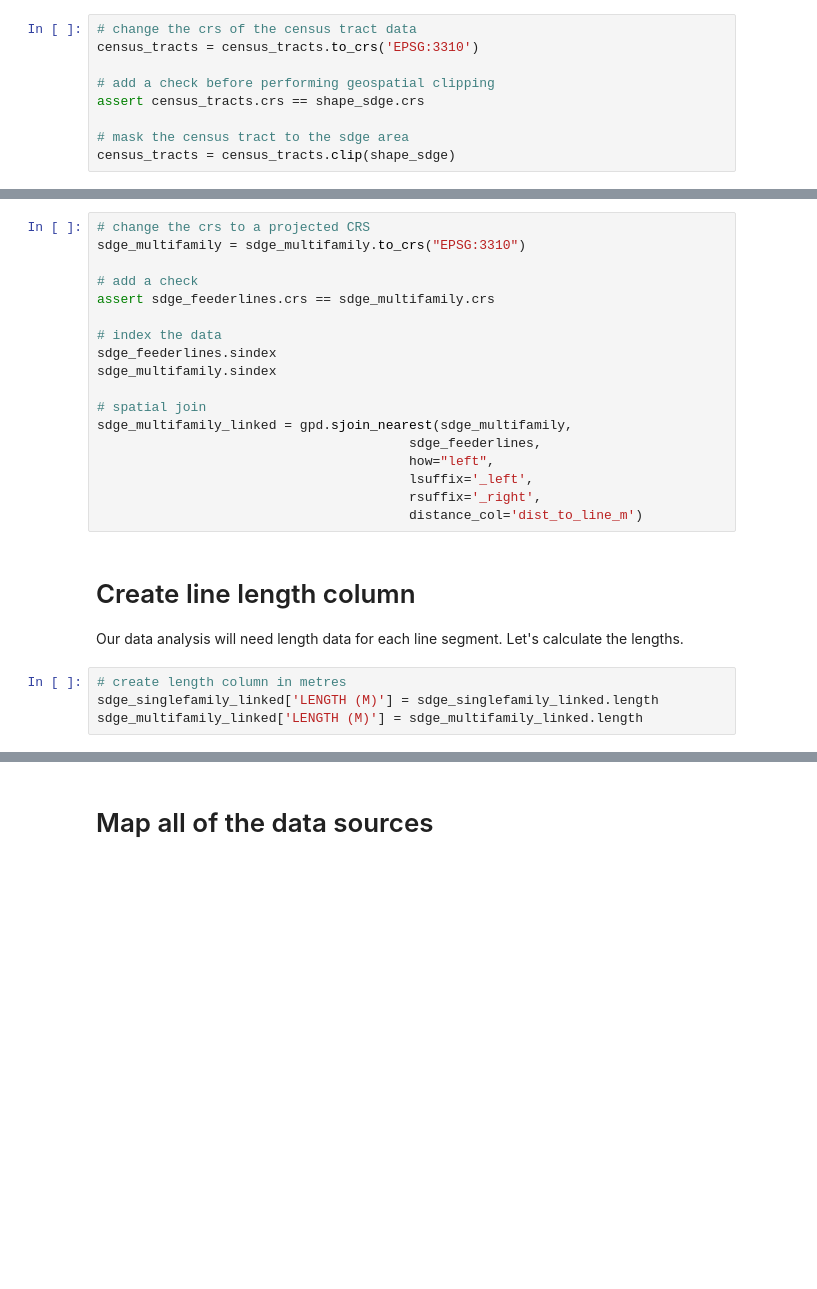
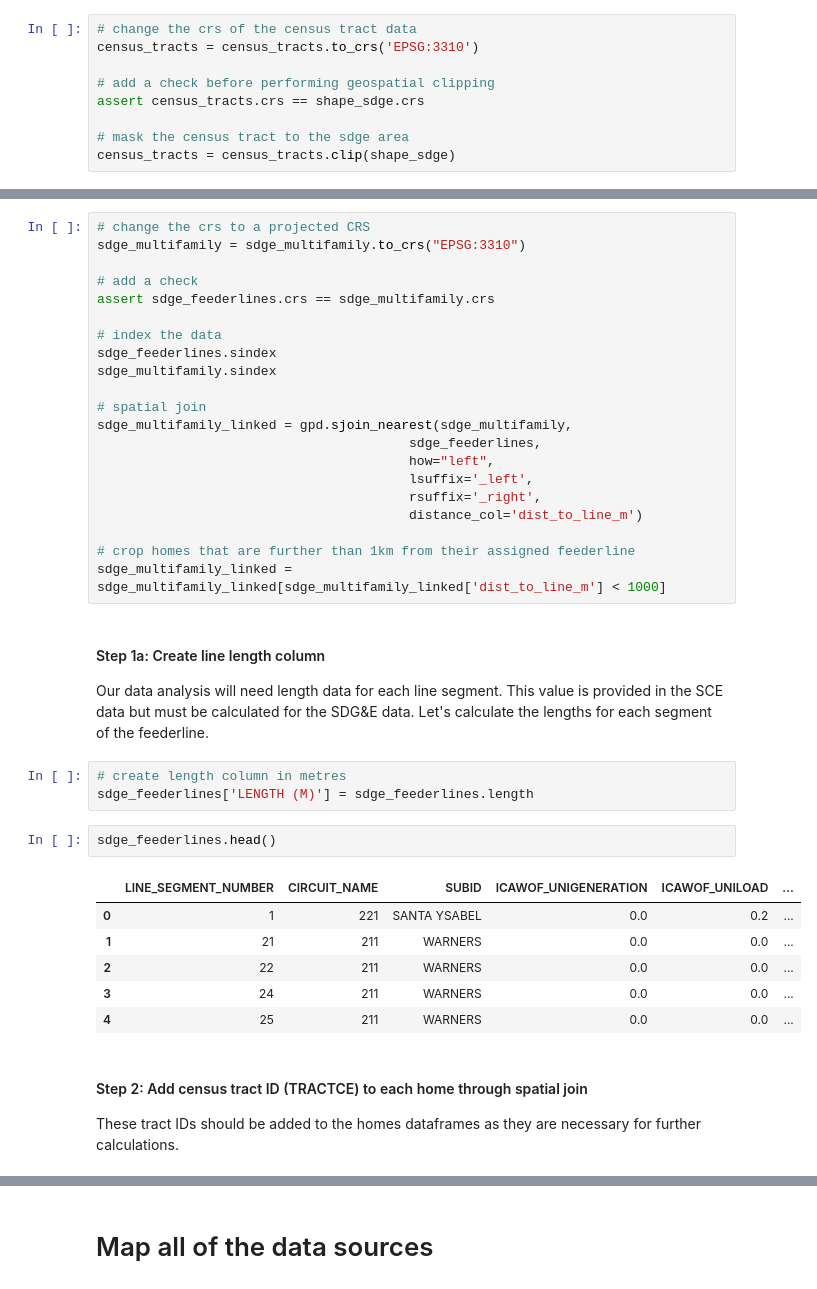
Before and after one commit to sofiiir/hosting-capacity-calculation, a Jupyter notebook: sdge-hosting-capacity.ipynb, the cells around one changed output, grey strips where cells are left out. Drawn from its saved outputs; the diff is of its cells as text; blank space fills up the shorter version.

Commit message:
Begin implementing hosting capacity calculations

```diff
--- a/sdge-hosting-capacity.ipynb
+++ b/sdge-hosting-capacity.ipynb
@@ -103,11 +122,26 @@ sdge_multifamily_linked = gpd.sjoin_nearest(sdge_multifamily,
                                         lsuffix='_left',
                                         rsuffix='_right',
                                         distance_col='dist_to_line_m')
+
+# crop homes that are further than 1km from their assigned feederline
+sdge_multifamily_linked = sdge_multifamily_linked[sdge_multifamily_linked['dist_to_line_m'] < 1000]
 # %% [markdown]
-# Create line length column
+#### Step 1a: Create line length column
 
-Our data analysis will need length data for each line segment. Let's calculate the lengths.
+Our data analysis will need length data for each line segment. This value is provided in the SCE data but must be calculated for the SDG&E data. Let's calculate the lengths for each segment of the feederline.
 # %%
 # create length column in metres
-sdge_singlefamily_linked['LENGTH (M)'] = sdge_singlefamily_linked.length
-sdge_multifamily_linked['LENGTH (M)'] = sdge_multifamily_linked.length
+sdge_feederlines['LENGTH (M)'] = sdge_feederlines.length
+# %%
+sdge_feederlines.head()
+# %% [output]
+|  | LINE_SEGMENT_NUMBER | CIRCUIT_NAME | SUBID | ICAWOF_UNIGENERATION | ICAWOF_UNILOAD | ... |
+| 0 | 1 | 221 | SANTA YSABEL | 0.0 | 0.2 | ... |
+| 1 | 21 | 211 | WARNERS | 0.0 | 0.0 | ... |
+| 2 | 22 | 211 | WARNERS | 0.0 | 0.0 | ... |
+| 3 | 24 | 211 | WARNERS | 0.0 | 0.0 | ... |
+| 4 | 25 | 211 | WARNERS | 0.0 | 0.0 | ... |
+# %% [markdown]
+#### Step 2: Add census tract ID (TRACTCE) to each home through spatial join
+
+These tract IDs should be added to the homes dataframes as they are necessary for further calculations.
```
Also changed, not shown: parts of 17 cells of this notebook.
